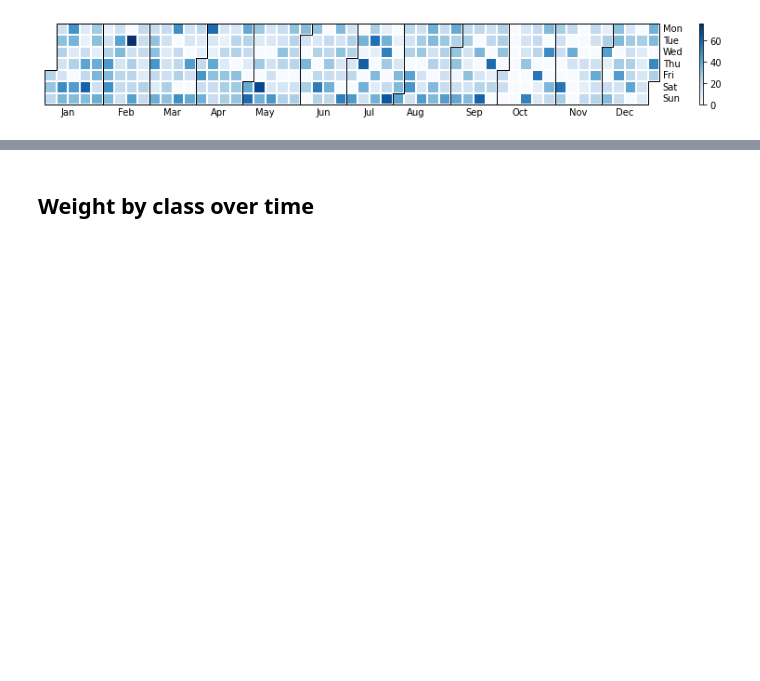
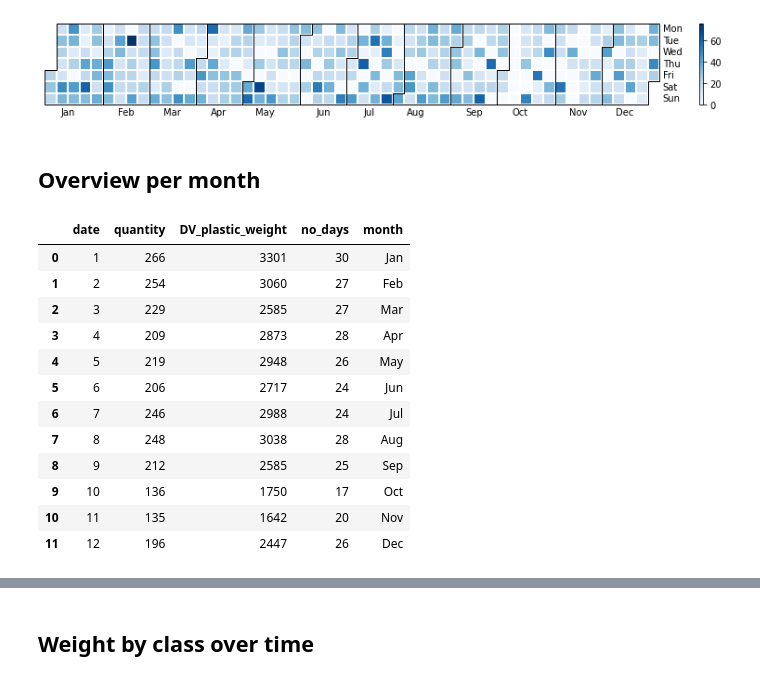
Before and after one commit to Lisa-Ho/plastic-diary, a Jupyter notebook: notebooks/01_data_cleaning.ipynb, the cells around one changed output, grey strips where cells are left out. Cells and saved outputs as stored; diff of their text form; code cells hidden in the pictures; blank space fills up the shorter version.

```diff
--- a/notebooks/01_data_cleaning.ipynb
+++ b/notebooks/01_data_cleaning.ipynb
@@ -143,3 +133,5 @@ fig[1]
 # %% [output]
 array([<AxesSubplot:>], dtype=object)
 [figure]
+# %% [markdown]
+## Overview per month
@@ -145,0 +141,21 @@ array([<AxesSubplot:>], dtype=object)
+# %%
+pivot = df.groupby(df["date"].dt.month).agg({"quantity":"sum", "DV_plastic_weight":"sum",
+                                             "date": "nunique"}).rename(columns={"date":"no_days"})
+#pivot.loc["Average"] = pivot.mean()
+pivot = pivot.reset_index()
+pivot["month"] = pivot["date"].map(month_dict)
+pivot
+# %% [output]
+|  | date | quantity | DV_plastic_weight | no_days | month |
+| 0 | 1 | 266 | 3301 | 30 | Jan |
+| 1 | 2 | 254 | 3060 | 27 | Feb |
+| 2 | 3 | 229 | 2585 | 27 | Mar |
+| 3 | 4 | 209 | 2873 | 28 | Apr |
+| 4 | 5 | 219 | 2948 | 26 | May |
+| 5 | 6 | 206 | 2717 | 24 | Jun |
+| 6 | 7 | 246 | 2988 | 24 | Jul |
+| 7 | 8 | 248 | 3038 | 28 | Aug |
+| 8 | 9 | 212 | 2585 | 25 | Sep |
+| 9 | 10 | 136 | 1750 | 17 | Oct |
+| 10 | 11 | 135 | 1642 | 20 | Nov |
+| 11 | 12 | 196 | 2447 | 26 | Dec |
```
Also changed, not shown: parts of 14 cells of this notebook, 1 other file.
